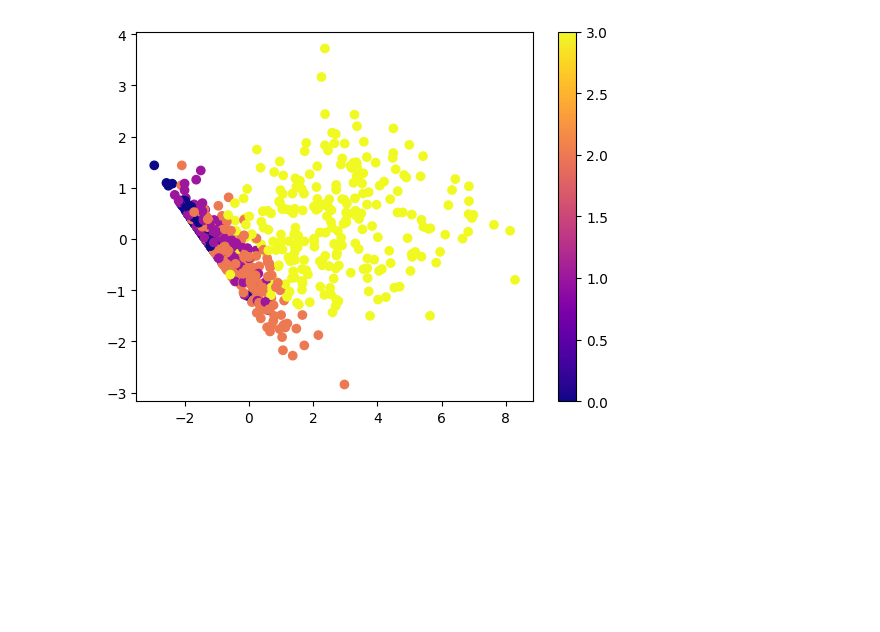
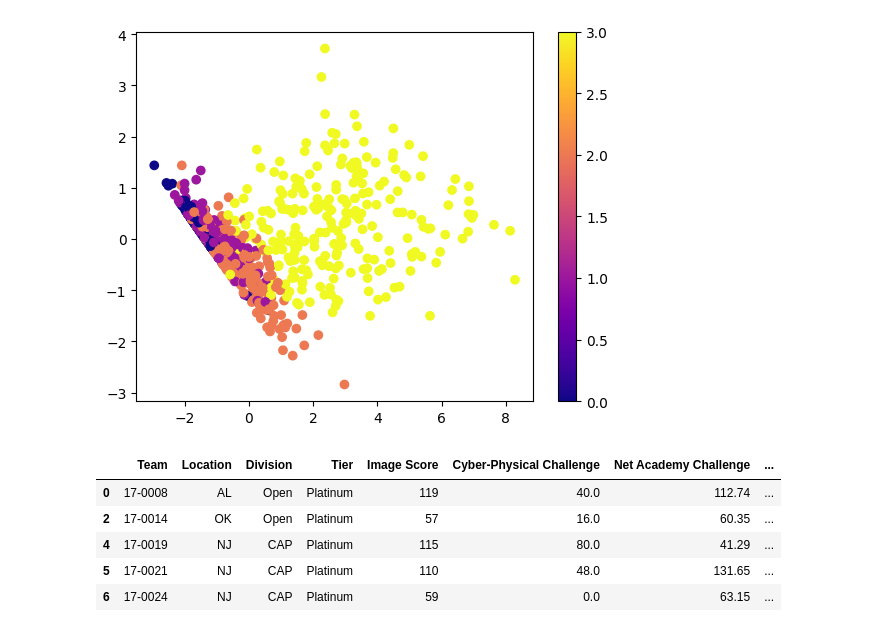
Before and after one commit to cookiebouquets/CHC-CyberPatriot-Scores-Analysis, a Jupyter notebook: analysis.ipynb, the cells around one changed output. Saved outputs shown, nothing was run; the diff lists cells and outputs as text; code cells hidden in the pictures; blank space fills up the shorter version.

```diff
--- a/analysis.ipynb
+++ b/analysis.ipynb
@@ -62,3 +65,13 @@ plt.colorbar()
 # %% [output]
 <matplotlib.colorbar.Colorbar at 0x...>
 [figure]
+# %%
+platinum = df[(df["Tier"] == "Platinum")]
+platinum.head()
+# %% [output]
+|  | Team | Location | Division | Tier | Image Score | Cyber-Physical Challenge | Net Academy Challenge | ... |
+| 0 | 17-0008 | AL | Open | Platinum | 119 | 40.0 | 112.74 | ... |
+| 2 | 17-0014 | OK | Open | Platinum | 57 | 16.0 | 60.35 | ... |
+| 4 | 17-0019 | NJ | CAP | Platinum | 115 | 80.0 | 41.29 | ... |
+| 5 | 17-0021 | NJ | CAP | Platinum | 110 | 48.0 | 131.65 | ... |
+| 6 | 17-0024 | NJ | CAP | Platinum | 59 | 0.0 | 63.15 | ... |
```
Also changed, not shown: parts of 6 cells of this notebook.
